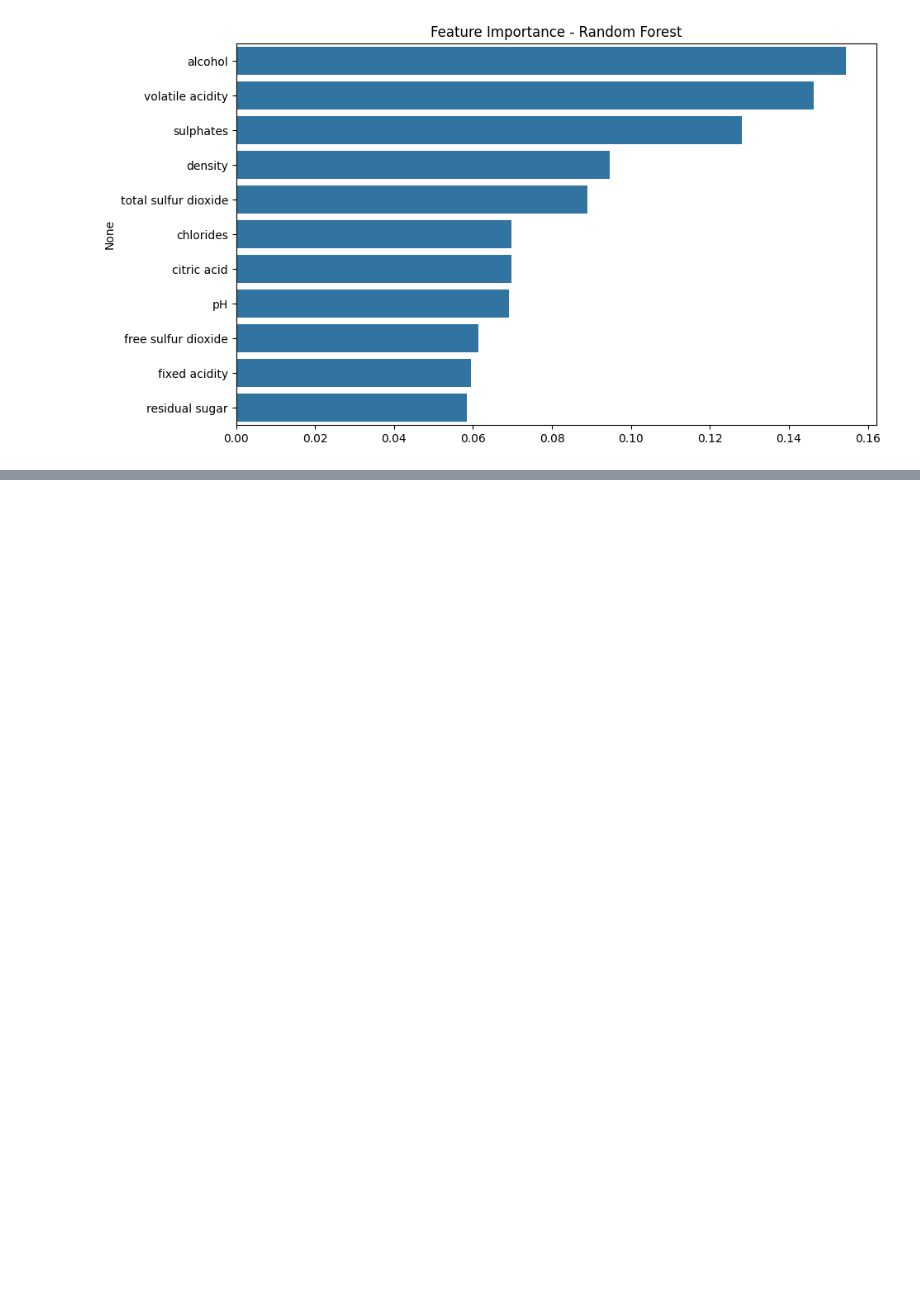
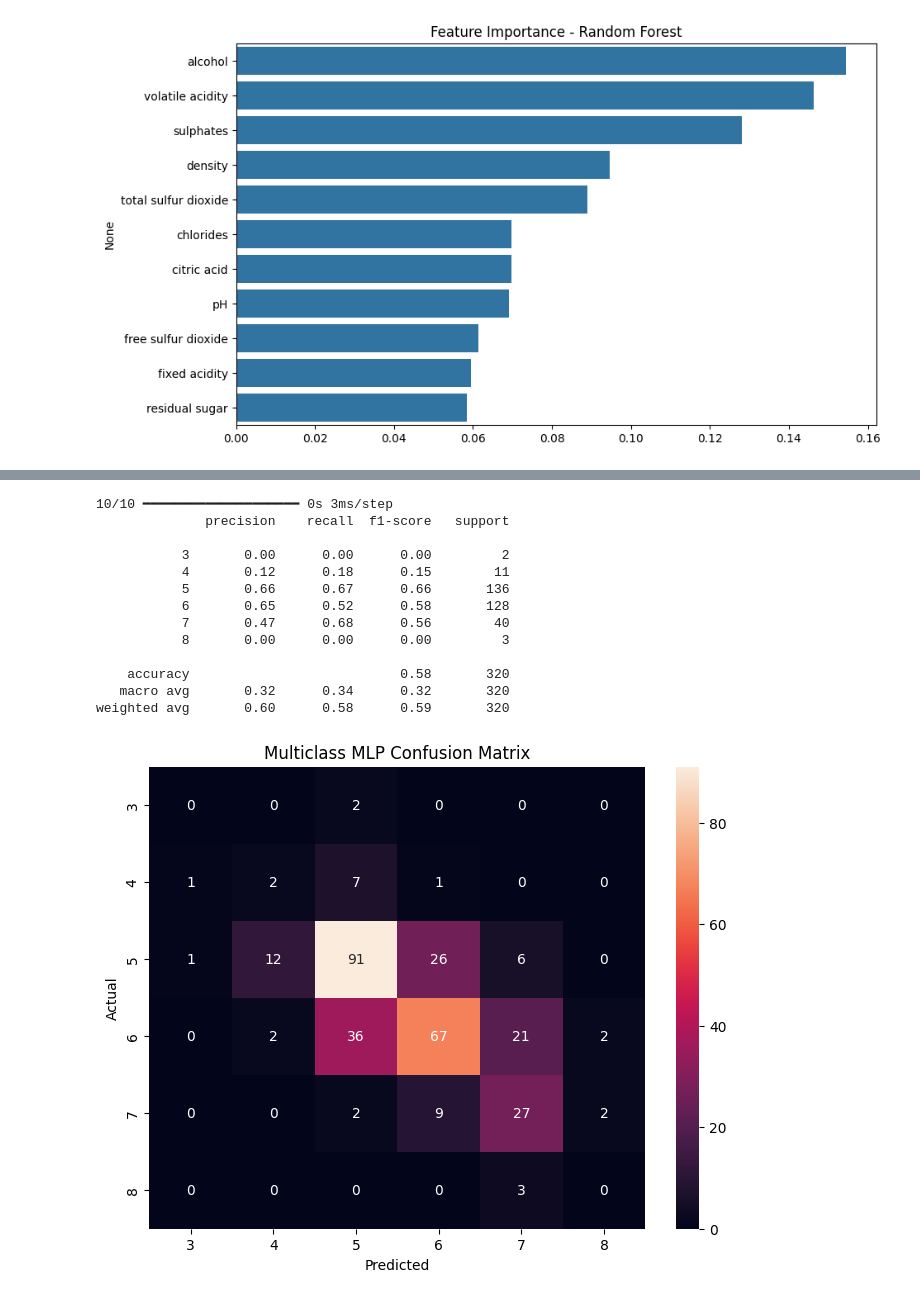
Before and after one commit to KluskaGit/Red-Wine-Classification, a Jupyter notebook: raport.ipynb, the cells around one changed output, grey strips where cells are left out. Cells and saved outputs as stored; diff of their text form; code cells hidden in the pictures; blank space fills up the shorter version.

```diff
--- a/raport.ipynb
+++ b/raport.ipynb
@@ -796,0 +897,66 @@ plt.show()
+# %%
+from tensorflow.keras.utils import to_categorical
+from sklearn.utils.class_weight import compute_class_weight
+
+y_train_multi = y_train - 3
+y_test_multi = y_test - 3
+num_classes = 6
+
+weights = compute_class_weight(
+    class_weight='balanced',
+    classes=np.unique(y_train_multi),
+    y=y_train_multi
+)
+
+class_weights_dict = dict(enumerate(weights))
+
+# One-hot encoding
+y_train_cat = to_categorical(y_train_multi, num_classes)
+y_test_cat = to_categorical(y_test_multi, num_classes)
+
+def create_multiclass_mlp(layers=[64, 32], activation='relu', input_dim=11):
+    model = Sequential()
+
+    # NOWOŚĆ: Definiujemy kształt danych wejściowych za pomocą obiektu Input
+    model.add(Input(shape=(input_dim,)))
+
+    # Pierwsza warstwa Dense jest teraz zwykłą warstwą i nie potrzebuje input_dim
+    model.add(Dense(layers[0], activation=activation))
+    for neurons in layers[1:]:
+        model.add(Dense(neurons, activation='relu'))
+        model.add(Dropout(0.2))
+    model.add(Dense(num_classes, activation='softmax')) # Softmax dla wielu klas
+    model.compile(optimizer=Adam(learning_rate=0.001),
+                  loss='categorical_crossentropy',
+                  metrics=['accuracy'])
+    return model
+
+# Trening modelu wieloklasowego
+multi_mlp = create_multiclass_mlp(layers=[128, 64], input_dim=X_train_scaled.shape[1])
+history_multi = multi_mlp.fit(X_train_scaled, y_train_cat, epochs=100, batch_size=32, verbose=0, validation_split=0.2,class_weight=class_weights_dict)
+
+# Ewaluacja
+multi_pred = np.argmax(multi_mlp.predict(X_test_scaled), axis=1)
+print(classification_report(y_test_multi, multi_pred, target_names=[str(i) for i in range(3, 9)]))
+
+plt.figure(figsize=(8, 6))
+sns.heatmap(confusion_matrix(y_test_multi, multi_pred), annot=True, fmt='d', xticklabels=range(3,9), yticklabels=range(3,9))
+plt.title('Multiclass MLP Confusion Matrix')
+plt.xlabel('Predicted')
+plt.ylabel('Actual')
+plt.show()
+# %% [output]
+10/10 ━━━━━━━━━━━━━━━━━━━━ 0s 3ms/step
+              precision    recall  f1-score   support
+
+           3       0.00      0.00      0.00         2
+           4       0.12      0.18      0.15        11
+           5       0.66      0.67      0.66       136
+           6       0.65      0.52      0.58       128
+           7       0.47      0.68      0.56        40
+           8       0.00      0.00      0.00         3
+
+    accuracy                           0.58       320
+   macro avg       0.32      0.34      0.32       320
+weighted avg       0.60      0.58      0.59       320
+[figure, added]
```
Also changed, not shown: parts of 22 cells of this notebook.
